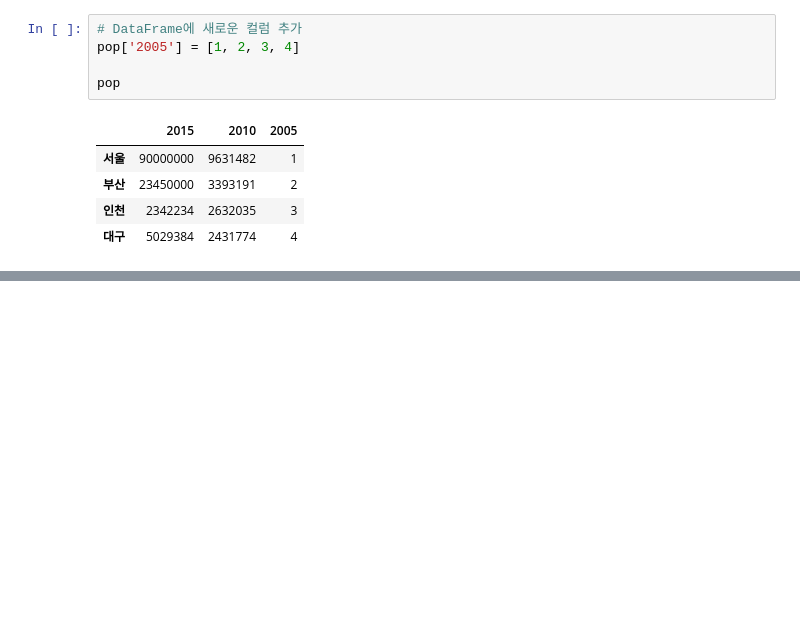
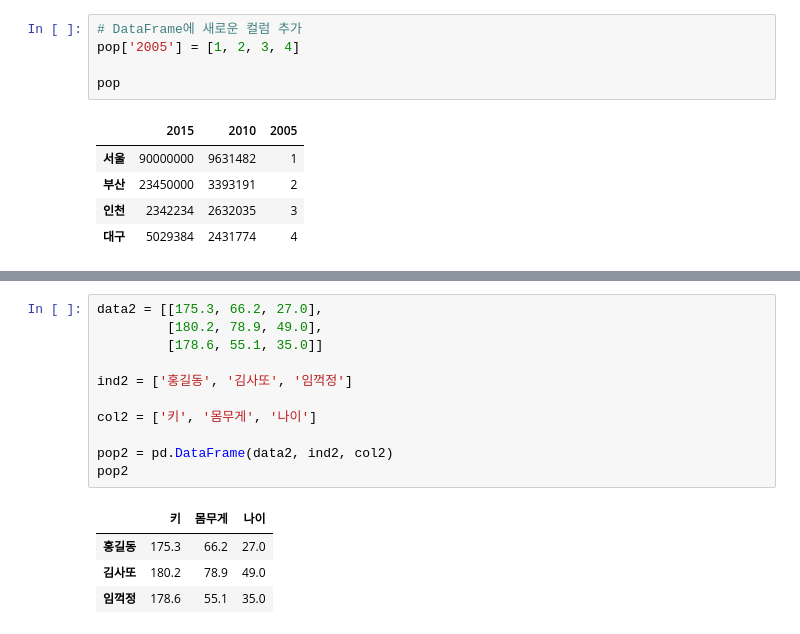
Before and after one commit to hyerimmmmm/SWDataAnalysisClass, a Jupyter notebook: pythonStudy/LIB/Pandas.ipynb, the cells around one changed output, grey strips where cells are left out. Cells and saved outputs as stored; diff of their text form; blank space fills up the shorter version.

```diff
--- a/pythonStudy/LIB/Pandas.ipynb
+++ b/pythonStudy/LIB/Pandas.ipynb
@@ -340,0 +454,16 @@ pop
+# %%
+data2 = [[175.3, 66.2, 27.0],
+         [180.2, 78.9, 49.0],
+         [178.6, 55.1, 35.0]]
+
+ind2 = ['홍길동', '김사또', '임꺽정']
+
+col2 = ['키', '몸무게', '나이']
+
+pop2 = pd.DataFrame(data2, ind2, col2)
+pop2
+# %% [output]
+|  | 키 | 몸무게 | 나이 |
+| 홍길동 | 175.3 | 66.2 | 27.0 |
+| 김사또 | 180.2 | 78.9 | 49.0 |
+| 임꺽정 | 178.6 | 55.1 | 35.0 |
```
Also changed, not shown: parts of 28 cells of this notebook.
